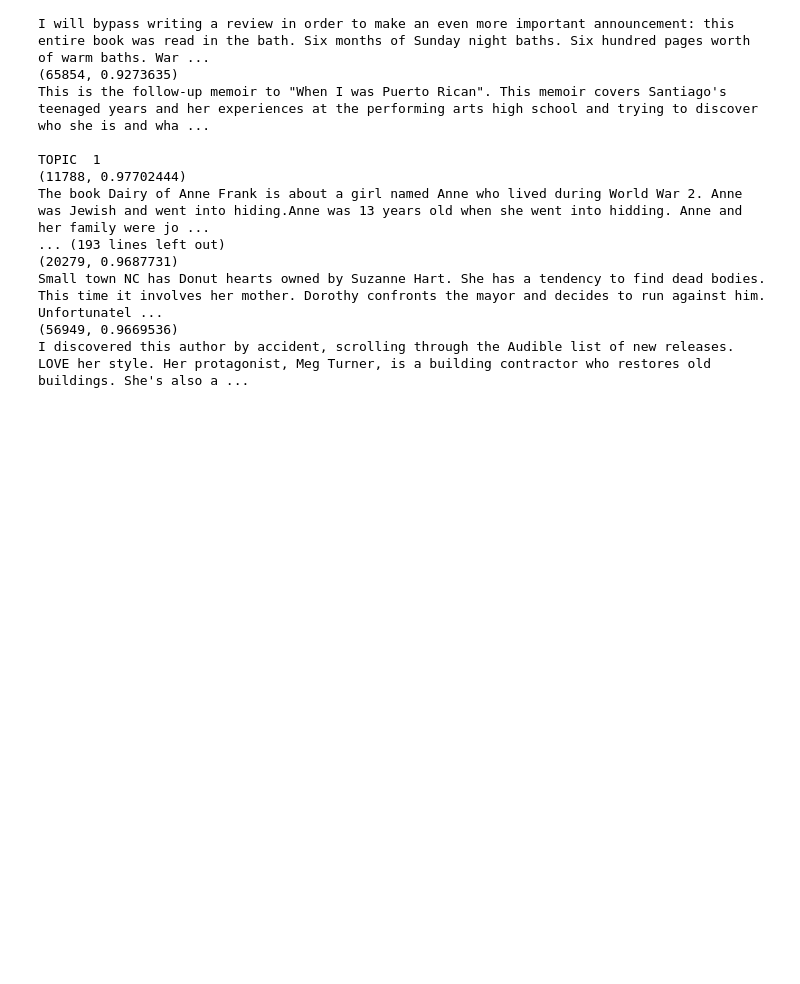
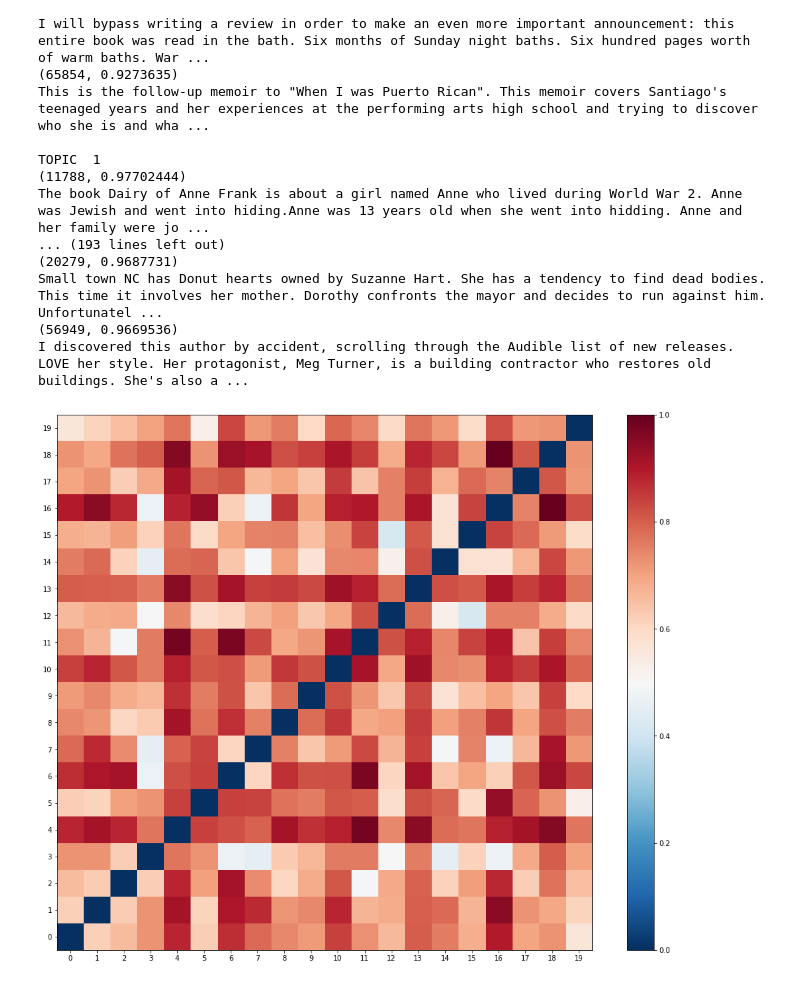
Before and after one commit to bridgetdaly/goodreads_LDA, a Jupyter notebook: lda_evaluation.ipynb, the cells around one changed output. Cells and saved outputs as stored; diff of their text form; code cells hidden in the pictures; blank space fills up the shorter version.

```diff
--- a/lda_evaluation.ipynb
+++ b/lda_evaluation.ipynb
@@ -197,3 +210,19 @@ The book Dairy of Anne Frank is about a girl named Anne who lived during World W
 Small town NC has Donut hearts owned by Suzanne Hart. She has a tendency to find dead bodies. This time it involves her mother. Dorothy confronts the mayor and decides to run against him. Unfortunatel ...
 (56949, 0.9669536)
 I discovered this author by accident, scrolling through the Audible list of new releases. LOVE her style. Her protagonist, Meg Turner, is a building contractor who restores old buildings. She's also a ...
+# %%
+def plot_difference(mdiff, title="", annotation=None):
+    import matplotlib.pyplot as plt
+    fig, ax = plt.subplots(figsize=(18, 14))
+    data = ax.imshow(mdiff, cmap='RdBu_r', origin='lower')
+    plt.title(title)
+    plt.colorbar(data)
+# %%
+lda = LdaModel.load(datapath("lda_20"))
+mdiff, annotation = lda.diff(lda, "jensen_shannon")
+plot_difference(mdiff)
+plt.xticks(np.arange(20))
+plt.yticks(np.arange(20))
+plt.show()
+# %% [output]
+[figure, added]
```
Also changed, not shown: parts of 3 cells of this notebook, 4 other files.
